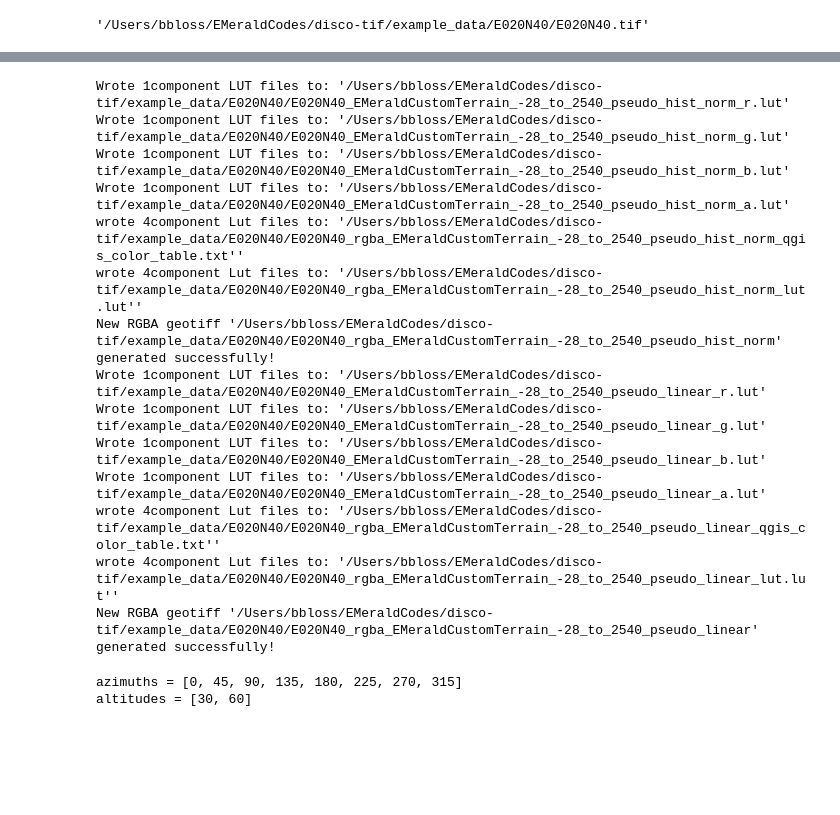
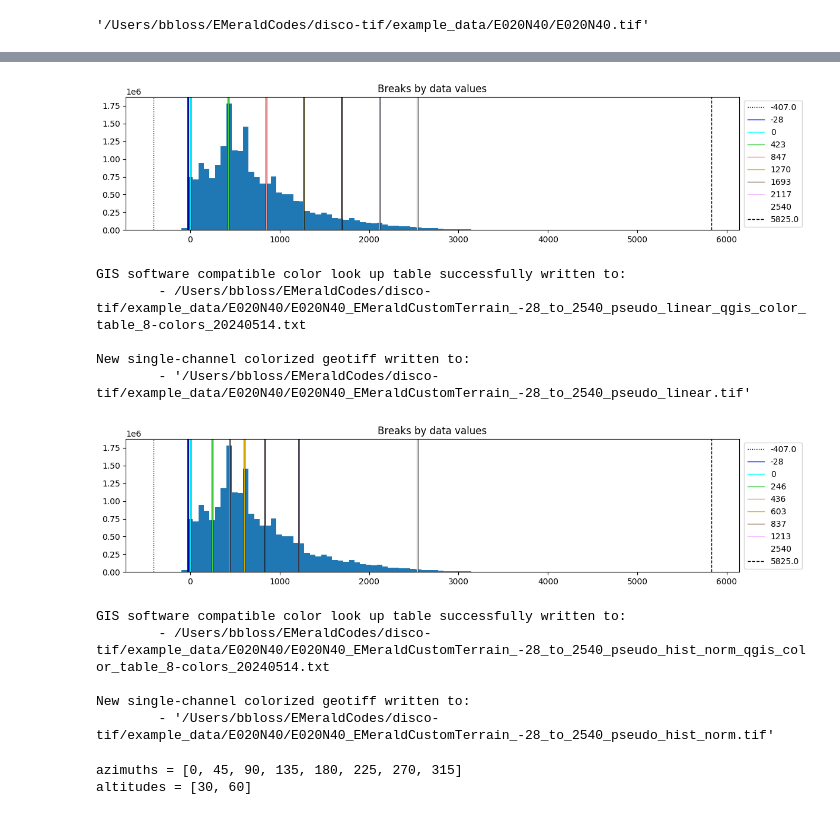
Before and after one commit to emerald-geomodelling/disco-tif, a Jupyter notebook: example_notebooks/streamlined_example_usage.ipynb, the cells around one changed output, grey strips where cells are left out. Saved outputs shown, nothing was run; the diff lists cells and outputs as text; code cells hidden in the pictures; blank space fills up the shorter version.

```diff
--- a/example_notebooks/streamlined_example_usage.ipynb
+++ b/example_notebooks/streamlined_example_usage.ipynb
@@ -48,26 +37,23 @@ pl_colormap, pl_data_breaks, pl_percentile_breaks = disco_tif.process_sb_tiff.ma
-# %%
-method_list = ['pseudo_linear', 'pseudo_hist_norm']
-for method in method_list:
-    ph_colormap, ph_data_breaks, ph_percentile_breaks = disco_tif.process_sb_tiff.make_rgba_tiff_from_single_Band(single_band_tiff_path,
-                                                                                                                  #data_min_max=datarange,
-                                                                                                                  cmap_method=method,
-                                                                                                                  generate_lookup_tables=True,
-                                                                                                                  output_tif=True)
-# %% [output]
-Wrote 1component LUT files to: '/Users/bbloss/EMeraldCodes/disco-tif/example_data/E020N40/E020N40_EMeraldCustomTerrain_-28_to_2540_pseudo_hist_norm_r.lut'
-Wrote 1component LUT files to: '/Users/bbloss/EMeraldCodes/disco-tif/example_data/E020N40/E020N40_EMeraldCustomTerrain_-28_to_2540_pseudo_hist_norm_g.lut'
-Wrote 1component LUT files to: '/Users/bbloss/EMeraldCodes/disco-tif/example_data/E020N40/E020N40_EMeraldCustomTerrain_-28_to_2540_pseudo_hist_norm_b.lut'
-Wrote 1component LUT files to: '/Users/bbloss/EMeraldCodes/disco-tif/example_data/E020N40/E020N40_EMeraldCustomTerrain_-28_to_2540_pseudo_hist_norm_a.lut'
-wrote 4component Lut files to: '/Users/bbloss/EMeraldCodes/disco-tif/example_data/E020N40/E020N40_rgba_EMeraldCustomTerrain_-28_to_2540_pseudo_hist_norm_qgis_color_table.txt''
-wrote 4component Lut files to: '/Users/bbloss/EMeraldCodes/disco-tif/example_data/E020N40/E020N40_rgba_EMeraldCustomTerrain_-28_to_2540_pseudo_hist_norm_lut.lut''
-New RGBA geotiff '/Users/bbloss/EMeraldCodes/disco-tif/example_data/E020N40/E020N40_rgba_EMeraldCustomTerrain_-28_to_2540_pseudo_hist_norm' generated successfully!
-Wrote 1component LUT files to: '/Users/bbloss/EMeraldCodes/disco-tif/example_data/E020N40/E020N40_EMeraldCustomTerrain_-28_to_2540_pseudo_linear_r.lut'
-Wrote 1component LUT files to: '/Users/bbloss/EMeraldCodes/disco-tif/example_data/E020N40/E020N40_EMeraldCustomTerrain_-28_to_2540_pseudo_linear_g.lut'
-Wrote 1component LUT files to: '/Users/bbloss/EMeraldCodes/disco-tif/example_data/E020N40/E020N40_EMeraldCustomTerrain_-28_to_2540_pseudo_linear_b.lut'
-Wrote 1component LUT files to: '/Users/bbloss/EMeraldCodes/disco-tif/example_data/E020N40/E020N40_EMeraldCustomTerrain_-28_to_2540_pseudo_linear_a.lut'
-wrote 4component Lut files to: '/Users/bbloss/EMeraldCodes/disco-tif/example_data/E020N40/E020N40_rgba_EMeraldCustomTerrain_-28_to_2540_pseudo_linear_qgis_color_table.txt''
-wrote 4component Lut files to: '/Users/bbloss/EMeraldCodes/disco-tif/example_data/E020N40/E020N40_rgba_EMeraldCustomTerrain_-28_to_2540_pseudo_linear_lut.lut''
-New RGBA geotiff '/Users/bbloss/EMeraldCodes/disco-tif/example_data/E020N40/E020N40_rgba_EMeraldCustomTerrain_-28_to_2540_pseudo_linear' generated successfully!
+# %%
+method_list = ['pseudo_linear', 'pseudo_hist_norm']
+for method in method_list:
+    ph_colormap, ph_data_breaks, ph_new_file_paths = disco_tif.process_sb_tiff.make_rgba_tiff_from_single_Band(single_band_tiff_path,
+                                                                                                               #data_min_max=datarange,
+                                                                                                               cmap_method=method,
+                                                                                                               )
+# %% [output]
+[figure, added]
+GIS software compatible color look up table successfully written to:
+        - /Users/bbloss/EMeraldCodes/disco-tif/example_data/E020N40/E020N40_EMeraldCustomTerrain_-28_to_2540_pseudo_linear_qgis_color_table_8-colors_20240514.txt
+
+New single-channel colorized geotiff written to:
+        - '/Users/bbloss/EMeraldCodes/disco-tif/example_data/E020N40/E020N40_EMeraldCustomTerrain_-28_to_2540_pseudo_linear.tif'
+[figure, added]
+GIS software compatible color look up table successfully written to:
+        - /Users/bbloss/EMeraldCodes/disco-tif/example_data/E020N40/E020N40_EMeraldCustomTerrain_-28_to_2540_pseudo_hist_norm_qgis_color_table_8-colors_20240514.txt
+
+New single-channel colorized geotiff written to:
+        - '/Users/bbloss/EMeraldCodes/disco-tif/example_data/E020N40/E020N40_EMeraldCustomTerrain_-28_to_2540_pseudo_hist_norm.tif'
 # %%
 hs_azimuths, hs_altitudes = disco_tif.hillshades_pca.build_hs_az_al(start_al=30, al_inc=30, num_al_angles=2,
                                                                     start_az=90, num_az_angles=8)
```
Also changed, not shown: parts of 4 cells of this notebook.
